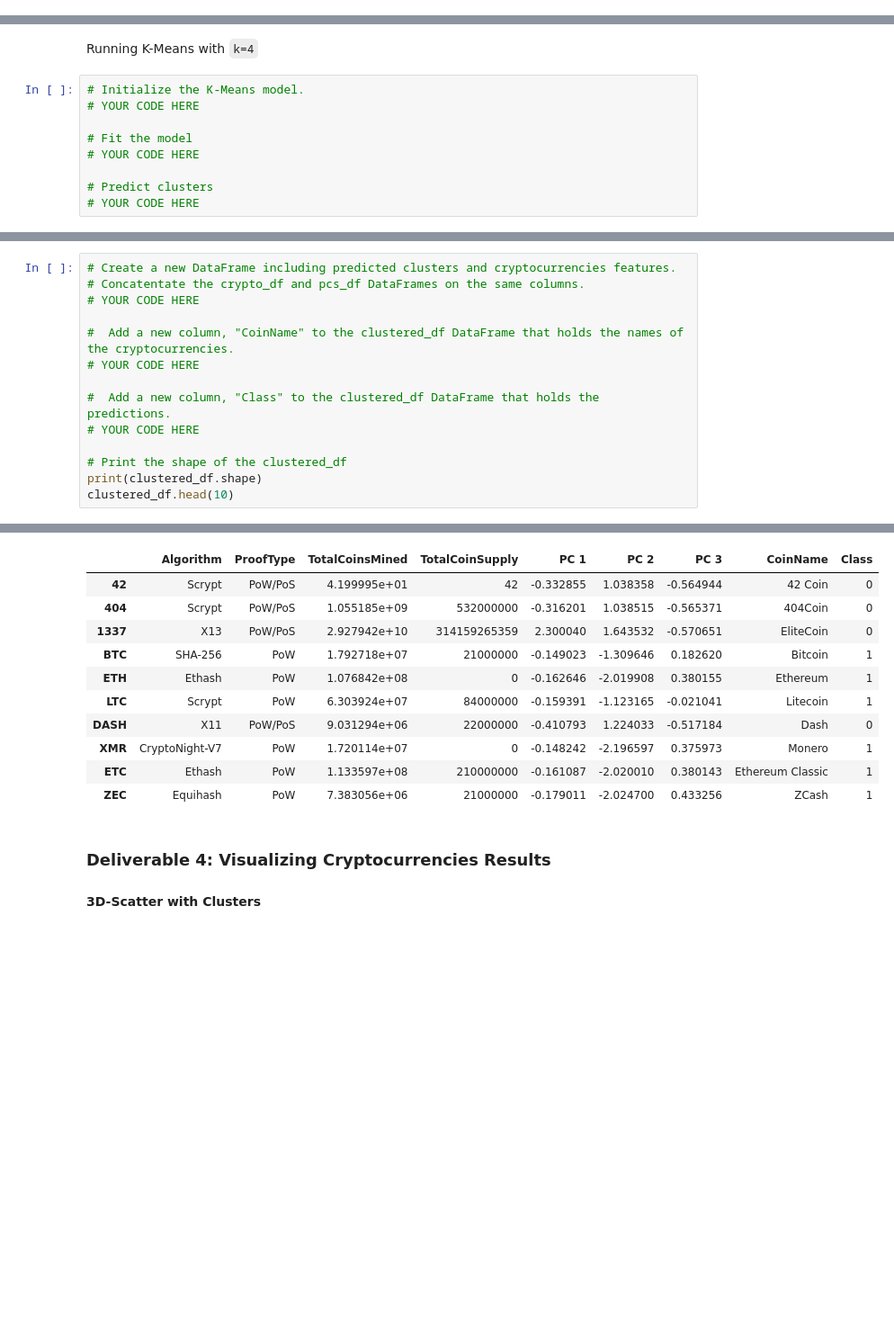
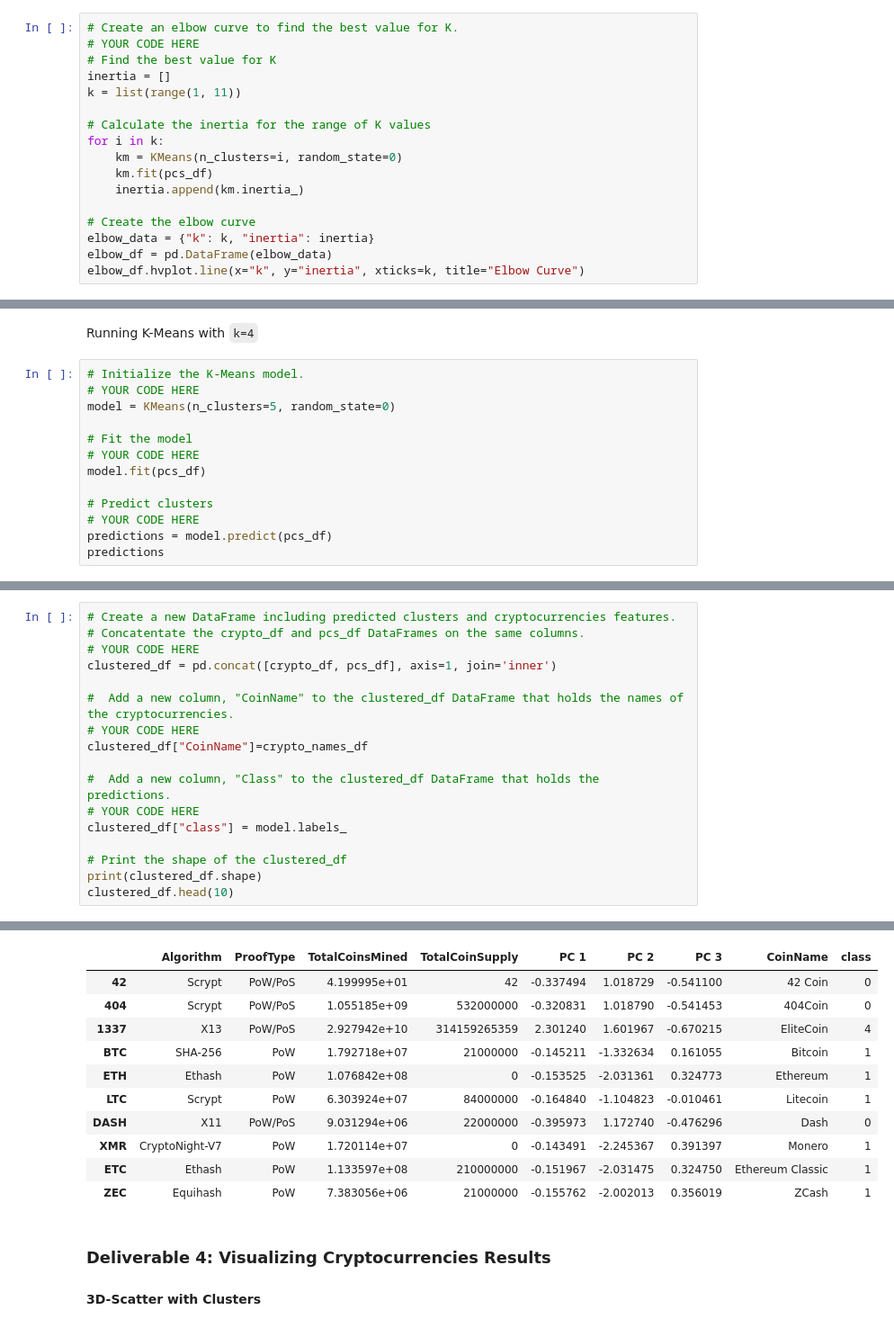
Before and after one commit to shaynajj/Cryptocurrencies, a Jupyter notebook: crypto_clustering.ipynb, the cells around one changed output, grey strips where cells are left out. Shown at 90% size. Cells and saved outputs as stored; diff of their text form; blank space fills up the shorter version.

```diff
--- a/crypto_clustering.ipynb
+++ b/crypto_clustering.ipynb
@@ -252,0 +248,17 @@ pcs_df.head(10)
+# %%
+# Create an elbow curve to find the best value for K.
+# YOUR CODE HERE
+# Find the best value for K
+inertia = []
+k = list(range(1, 11))
+
+# Calculate the inertia for the range of K values
+for i in k:
+    km = KMeans(n_clusters=i, random_state=0)
+    km.fit(pcs_df)
+    inertia.append(km.inertia_)
+
+# Create the elbow curve
+elbow_data = {"k": k, "inertia": inertia}
+elbow_df = pd.DataFrame(elbow_data)
+elbow_df.hvplot.line(x="k", y="inertia", xticks=k, title="Elbow Curve")
@@ -255,10 +269,14 @@ Running K-Means with `k=4`
 # %%
 # Initialize the K-Means model.
 # YOUR CODE HERE
+model = KMeans(n_clusters=5, random_state=0)
 
 # Fit the model
 # YOUR CODE HERE
+model.fit(pcs_df)
 
 # Predict clusters
 # YOUR CODE HERE
+predictions = model.predict(pcs_df)
+predictions
 # %% [output]
@@ -282,30 +300,33 @@ array([0, 0, 0, 1, 1, 1, 0, 1, 1, 1, 0, 1, 0, 0, 1, 0, 1, 1, 0, 0, 1, 1,
 # %%
 # Create a new DataFrame including predicted clusters and cryptocurrencies features.
 # Concatentate the crypto_df and pcs_df DataFrames on the same columns.
 # YOUR CODE HERE
+clustered_df = pd.concat([crypto_df, pcs_df], axis=1, join='inner')
 
 #  Add a new column, "CoinName" to the clustered_df DataFrame that holds the names of the cryptocurrencies.
 # YOUR CODE HERE
+clustered_df["CoinName"]=crypto_names_df
 
 #  Add a new column, "Class" to the clustered_df DataFrame that holds the predictions.
 # YOUR CODE HERE
+clustered_df["class"] = model.labels_
 
 # Print the shape of the clustered_df
 print(clustered_df.shape)
 clustered_df.head(10)
 # %% [output]
 (532, 9)
-|  | Algorithm | ProofType | TotalCoinsMined | TotalCoinSupply | PC 1 | PC 2 | PC 3 | CoinName | Class |
-| 42 | Scrypt | PoW/PoS | 4.199995e+01 | 42 | -0.332855 | 1.038358 | -0.564944 | 42 Coin | 0 |
-| 404 | Scrypt | PoW/PoS | 1.055185e+09 | 532000000 | -0.316201 | 1.038515 | -0.565371 | 404Coin | 0 |
-| 1337 | X13 | PoW/PoS | 2.927942e+10 | 314159265359 | 2.300040 | 1.643532 | -0.570651 | EliteCoin | 0 |
-| BTC | SHA-256 | PoW | 1.792718e+07 | 21000000 | -0.149023 | -1.309646 | 0.182620 | Bitcoin | 1 |
-| ETH | Ethash | PoW | 1.076842e+08 | 0 | -0.162646 | -2.019908 | 0.380155 | Ethereum | 1 |
-| LTC | Scrypt | PoW | 6.303924e+07 | 84000000 | -0.159391 | -1.123165 | -0.021041 | Litecoin | 1 |
-| DASH | X11 | PoW/PoS | 9.031294e+06 | 22000000 | -0.410793 | 1.224033 | -0.517184 | Dash | 0 |
-| XMR | CryptoNight-V7 | PoW | 1.720114e+07 | 0 | -0.148242 | -2.196597 | 0.375973 | Monero | 1 |
-| ETC | Ethash | PoW | 1.133597e+08 | 210000000 | -0.161087 | -2.020010 | 0.380143 | Ethereum Classic | 1 |
-| ZEC | Equihash | PoW | 7.383056e+06 | 21000000 | -0.179011 | -2.024700 | 0.433256 | ZCash | 1 |
+|  | Algorithm | ProofType | TotalCoinsMined | TotalCoinSupply | PC 1 | PC 2 | PC 3 | CoinName | class |
+| 42 | Scrypt | PoW/PoS | 4.199995e+01 | 42 | -0.337494 | 1.018729 | -0.541100 | 42 Coin | 0 |
+| 404 | Scrypt | PoW/PoS | 1.055185e+09 | 532000000 | -0.320831 | 1.018790 | -0.541453 | 404Coin | 0 |
+| 1337 | X13 | PoW/PoS | 2.927942e+10 | 314159265359 | 2.301240 | 1.601967 | -0.670215 | EliteCoin | 4 |
+| BTC | SHA-256 | PoW | 1.792718e+07 | 21000000 | -0.145211 | -1.332634 | 0.161055 | Bitcoin | 1 |
+| ETH | Ethash | PoW | 1.076842e+08 | 0 | -0.153525 | -2.031361 | 0.324773 | Ethereum | 1 |
+| LTC | Scrypt | PoW | 6.303924e+07 | 84000000 | -0.164840 | -1.104823 | -0.010461 | Litecoin | 1 |
+| DASH | X11 | PoW/PoS | 9.031294e+06 | 22000000 | -0.395973 | 1.172740 | -0.476296 | Dash | 0 |
+| XMR | CryptoNight-V7 | PoW | 1.720114e+07 | 0 | -0.143491 | -2.245367 | 0.391397 | Monero | 1 |
+| ETC | Ethash | PoW | 1.133597e+08 | 210000000 | -0.151967 | -2.031475 | 0.324750 | Ethereum Classic | 1 |
+| ZEC | Equihash | PoW | 7.383056e+06 | 21000000 | -0.155762 | -2.002013 | 0.356019 | ZCash | 1 |
 # %% [markdown]
 ### Deliverable 4: Visualizing Cryptocurrencies Results
 
```
Also changed, not shown: parts of 3 cells of this notebook.
